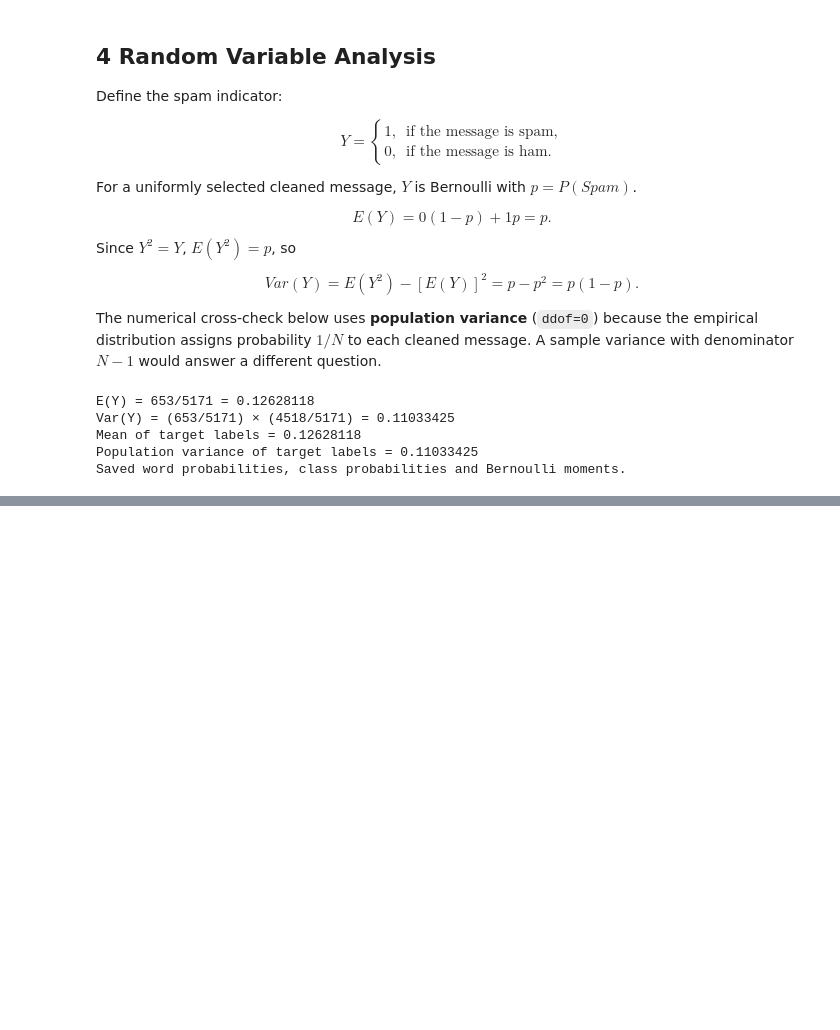
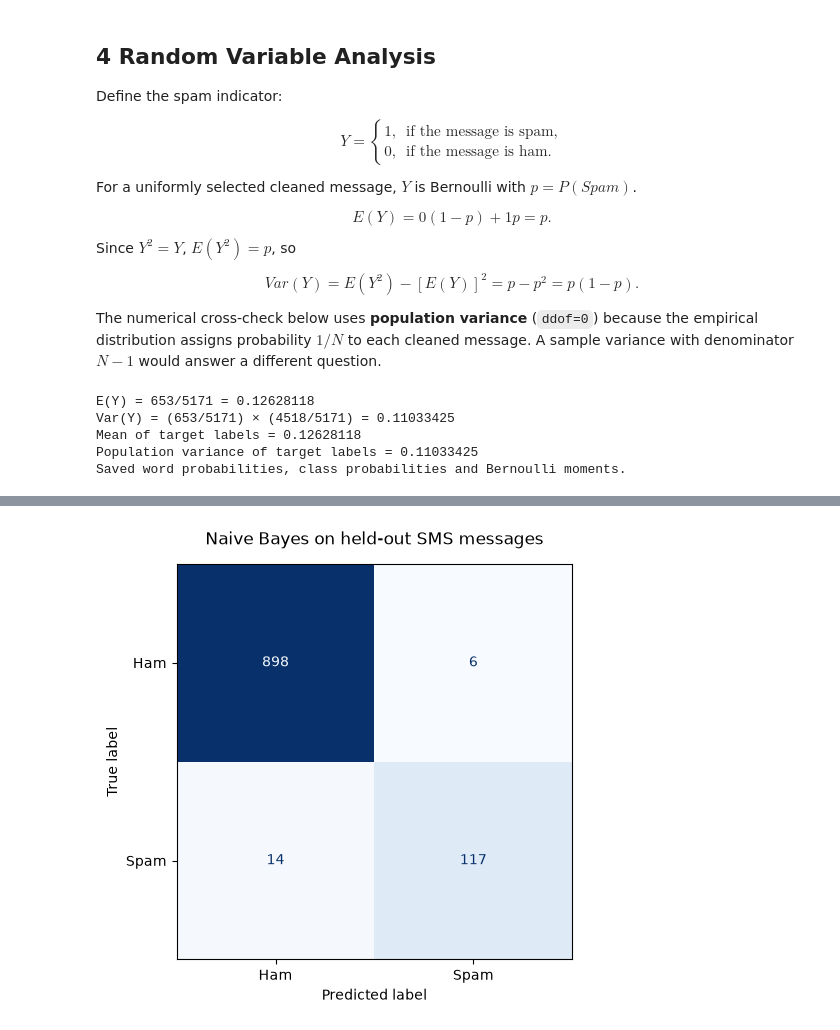
Before and after one commit to 27Kushal/sms-spam-detection, a Jupyter notebook: sms_spam_detection.ipynb, the cells around one changed output, grey strips where cells are left out. Drawn from its saved outputs; the diff is of its cells as text; code cells hidden in the pictures; blank space fills up the shorter version.

Commit message:
feat: save evaluated model and executed training notebook

```diff
--- a/sms_spam_detection.ipynb
+++ b/sms_spam_detection.ipynb
@@ -351,0 +465,9 @@ Saved word probabilities, class probabilities and Bernoulli moments.
+# %%
+model = train_model(train)
+vectorizer = model.named_steps["vectorizer"]
+classifier = model.named_steps["classifier"]
+print(f"Training vocabulary size: {len(vectorizer.vocabulary_):,}")
+print(f"Training feature matrix shape: {vectorizer.transform(train.message).shape}")
+print(f"Classifier: {classifier}")
+assert int(classifier.class_count_.sum()) == len(train)
+vocabulary_before_evaluation = dict(vectorizer.vocabulary_)
@@ -351,0 +490,14 @@ Saved word probabilities, class probabilities and Bernoulli moments.
+# %%
+metrics, test_predictions = evaluate_model(model, test)
+print(f"Accuracy: {metrics['accuracy']:.4%}")
+print(f"Spam precision: {metrics['spam_precision']:.4%}")
+print(f"Spam recall: {metrics['spam_recall']:.4%}")
+print(f"Spam F1-score: {metrics['spam_f1']:.4f}")
+print(f"Always-ham baseline accuracy: {metrics['always_ham_baseline_accuracy']:.4%}")
+print("\nClassification report:")
+print(classification_report(test.target, test_predictions.predicted_target, labels=[0, 1], target_names=["ham", "spam"], digits=4, zero_division=0))
+print(f"Missed spam (FN): {metrics['false_negatives']}")
+print(f"Genuine messages flagged as spam (FP): {metrics['false_positives']}")
+assert vocabulary_before_evaluation == vectorizer.vocabulary_
+assert np.allclose(test_predictions[["p_ham", "p_spam"]].sum(axis=1), 1)
+assert sum(sum(row) for row in metrics["confusion_matrix"]) == len(test)
@@ -351,0 +523,10 @@ Saved word probabilities, class probabilities and Bernoulli moments.
+# %%
+from sklearn.metrics import ConfusionMatrixDisplay
+fig, ax = plt.subplots(figsize=(5.6, 4.8), layout="constrained")
+ConfusionMatrixDisplay(np.array(metrics["confusion_matrix"]), display_labels=["Ham", "Spam"]).plot(ax=ax, cmap="Blues", colorbar=False, values_format="d")
+ax.set_title("Naive Bayes on held-out SMS messages", pad=14)
+fig.savefig("reports/figures/confusion_matrix.png", dpi=180)
+plt.show()
+plt.close(fig)
+# %% [output]
+[figure, added]
```
Also changed, not shown: parts of 12 cells of this notebook, 8 other files.
